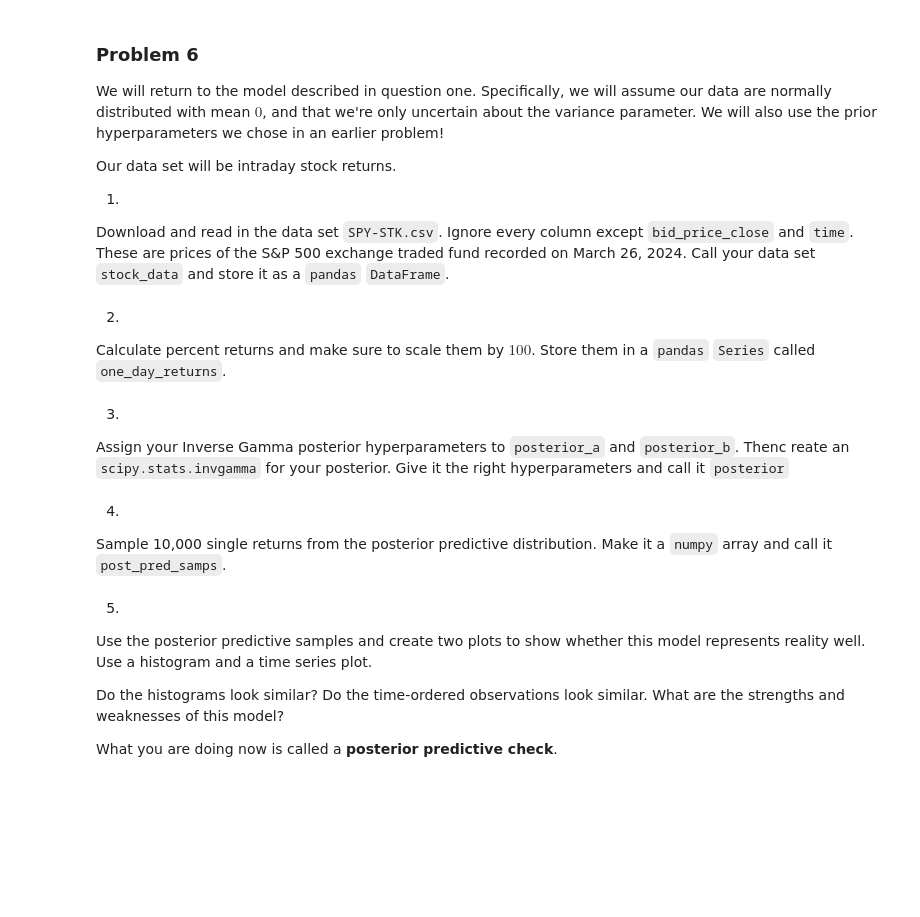
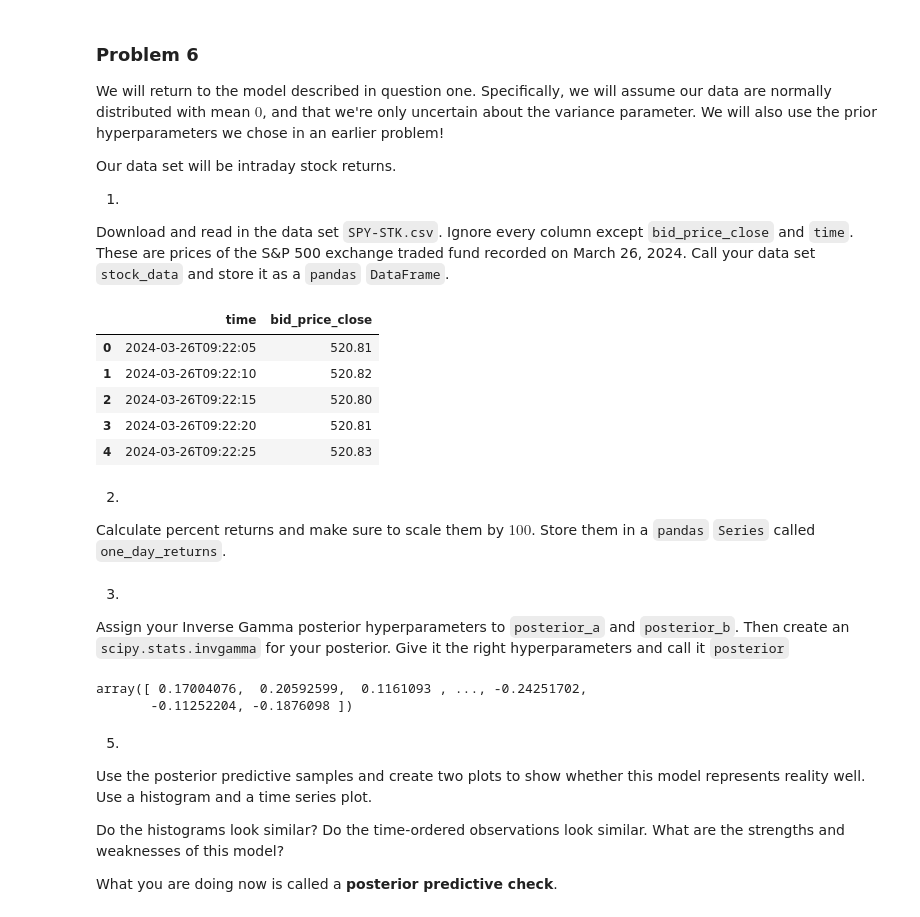
Before and after one commit to wloving77/ds-6040-wfl9zy, a Jupyter notebook: assignment3/assignment3.ipynb, the cells around one changed output. Saved outputs shown, nothing was run; the diff lists cells and outputs as text; code cells hidden in the pictures; blank space fills up the shorter version.

Commit message:
assignment 3 done

```diff
--- a/assignment3/assignment3.ipynb
+++ b/assignment3/assignment3.ipynb
@@ -191,7 +297,18 @@ Our data set will be intraday stock returns.
 
 Download and read in the data set `SPY-STK.csv`. Ignore every column except `bid_price_close` and `time`. These are prices of the S\&P 500 exchange traded fund recorded on March 26, 2024. Call your data set `stock_data` and store it as a `pandas` `DataFrame`.
 # %%
-stock_data = ...
+import pandas as pd
+
+stock_data = pd.read_csv("SPY-STK.csv", usecols=['bid_price_close', 'time'])
+# %%
+stock_data.head()
+# %% [output]
+|  | time | bid_price_close |
+| 0 | 2024-03-26T09:22:05 | 520.81 |
+| 1 | 2024-03-26T09:22:10 | 520.82 |
+| 2 | 2024-03-26T09:22:15 | 520.80 |
+| 3 | 2024-03-26T09:22:20 | 520.81 |
+| 4 | 2024-03-26T09:22:25 | 520.83 |
 # %% [markdown]
 2.
 
@@ -201,5 +319,5 @@ one_day_returns = ...
 # %% [markdown]
 3.
 
-Assign your Inverse Gamma posterior hyperparameters to `posterior_a` and `posterior_b`. Thenc reate an `scipy.stats.invgamma` for your posterior. Give it the right hyperparameters and call it `posterior`
+Assign your Inverse Gamma posterior hyperparameters to `posterior_a` and `posterior_b`. Then create an `scipy.stats.invgamma` for your posterior. Give it the right hyperparameters and call it `posterior`
 # %%
@@ -209,10 +330,11 @@ posterior = ...
-# %% [markdown]
-4.
-
-
-Sample 10,000 single returns from the posterior predictive distribution. Make it a `numpy` array and call it `post_pred_samps`.
 # %%
-post_pred_samps = ...
+theta_samples = posterior.rvs(size=10000)
+
+post_pred_samps = norm.rvs(loc=0, scale=np.sqrt(theta_samples))
+post_pred_samps
+# %% [output]
+array([ 0.17004076,  0.20592599,  0.1161093 , ..., -0.24251702,
+       -0.11252204, -0.1876098 ])
 # %% [markdown]
 5.
 
```
Also changed, not shown: parts of 12 cells of this notebook, 1 other file.
